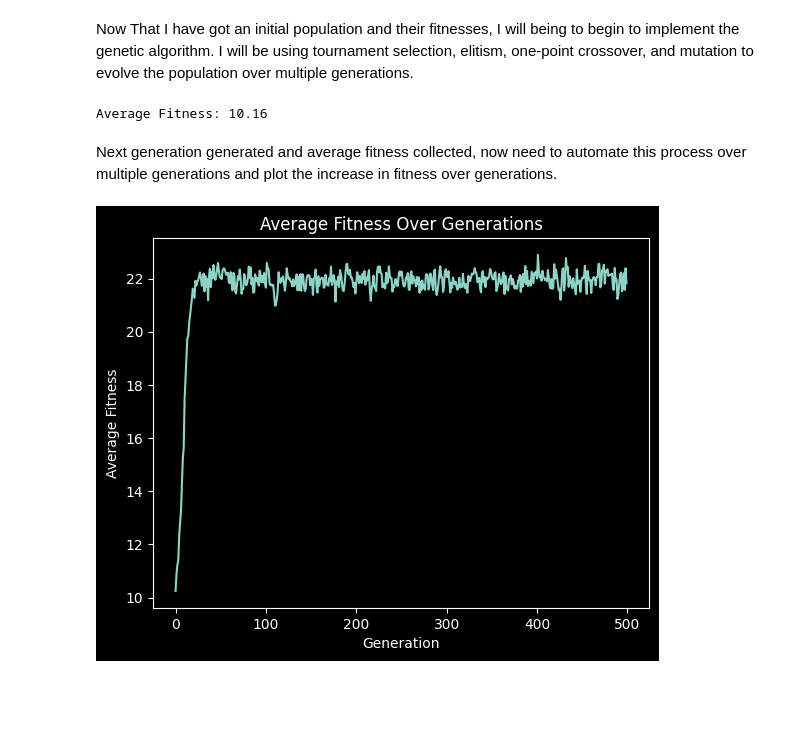
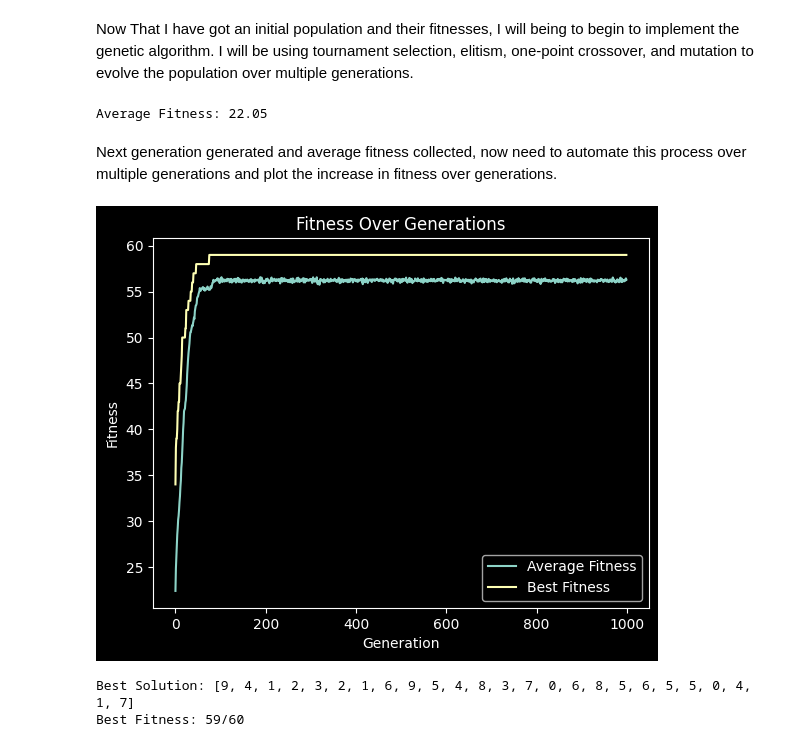
Before and after one commit to Joey-2134/Timetabling-Problem, a Jupyter notebook: Assignment_1_Timetabling_Problem.ipynb, the cells around one changed output. Cells and saved outputs as stored; diff of their text form; code cells hidden in the pictures; blank space fills up the shorter version.

Commit message:
Good hard constraint solution

```diff
--- a/Assignment_1_Timetabling_Problem.ipynb
+++ b/Assignment_1_Timetabling_Problem.ipynb
@@ -1,18 +1,17 @@
 # %%
-POP_SIZE = 100
-TOURNAMENT_SIZE = 3
-NUM_GENERATIONS = 500
-CROSSOVER_RATE = 0.8
-MUTATION_RATE = 0.05
-ELITISM_PERCENTAGE = 0.1
+POP_SIZE = 1000
+TOURNAMENT_SIZE = 4
+NUM_GENERATIONS = 1000
+CROSSOVER_RATE = 0.9
+MUTATION_RATE = 0.03
+ELITISM_PERCENTAGE = 0.2
 
 from Utils import read_instance, check_solution, initialize_population, generate_next_generation
 from matplotlib import pyplot as plt
-import random
 
-N, K, M, student_matrix = read_instance("small.txt")
+NUM_EXAMS, NUM_TIMESLOTS, NUM_STUDENTS, student_matrix = read_instance("medium_instance.txt")
 
-print("N - Number of Exams:", N)
-print("K - Number of Timeslots:", K)
-print("M - Number of Students:", M)
+print("N - Number of Exams:", NUM_EXAMS)
+print("K - Number of Timeslots:", NUM_TIMESLOTS)
+print("M - Number of Students:", NUM_STUDENTS)
 # %% [output]
@@ -26,7 +25,7 @@ M - Number of Students: 30
 # for i, row in enumerate(student_matrix):
 #     print(f"Student{i:2d}: {row}")
 
-initial_population = initialize_population(POP_SIZE, N, K)
+initial_population = initialize_population(POP_SIZE, NUM_EXAMS, NUM_TIMESLOTS)
 print("\nInitial Population:")
 for i, solution in enumerate(initial_population):
     print(f"Solution {i}: {solution}")
@@ -59,29 +58,37 @@ Average Fitness: 8.6
 # %% [markdown]
 Now That I have got an initial population and their fitnesses, I will being to begin to implement the genetic algorithm. I will be using tournament selection, elitism, one-point crossover, and mutation to evolve the population over multiple generations.
 # %%
-next_gen_population = generate_next_generation(initial_population, student_matrix, POP_SIZE, TOURNAMENT_SIZE, CROSSOVER_RATE, MUTATION_RATE, K, ELITISM_PERCENTAGE)
+next_gen_population = generate_next_generation(initial_population, student_matrix, POP_SIZE, TOURNAMENT_SIZE, CROSSOVER_RATE, MUTATION_RATE, NUM_TIMESLOTS, ELITISM_PERCENTAGE)
 fitnesses = [check_solution(solution, student_matrix) for solution in next_gen_population]
 print("Average Fitness:", sum(fitnesses)/len(fitnesses))
 # %% [output]
-Average Fitness: 10.16
+Average Fitness: 22.05
 # %% [markdown]
 Next generation generated and average fitness collected, now need to automate this process over multiple generations and plot the increase in fitness over generations.
 # %%
 i = 0
 avg_fitnesses = []
+best_fitnesses = []
 while i < NUM_GENERATIONS:
-    next_gen_population = generate_next_generation(initial_population, student_matrix, POP_SIZE, TOURNAMENT_SIZE, CROSSOVER_RATE, MUTATION_RATE, K, ELITISM_PERCENTAGE)
+    next_gen_population = generate_next_generation(initial_population, student_matrix, POP_SIZE, TOURNAMENT_SIZE, CROSSOVER_RATE, MUTATION_RATE, NUM_TIMESLOTS, ELITISM_PERCENTAGE)
     fitnesses = [check_solution(solution, student_matrix) for solution in next_gen_population]
-    avg_fitness = sum(fitnesses)/len(fitnesses)
-    avg_fitnesses.append(avg_fitness)
-    print(f"Generation {i}: Average Fitness = {avg_fitness}")
+    avg_fitnesses.append(sum(fitnesses)/len(fitnesses))
+    best_fitnesses.append(max(fitnesses))
     initial_population = next_gen_population
     i += 1
 
-plt.plot(avg_fitnesses)
+plt.plot(avg_fitnesses, label="Average Fitness")
+plt.plot(best_fitnesses, label="Best Fitness")
 plt.xlabel("Generation")
-plt.ylabel("Average Fitness")
-plt.title("Average Fitness Over Generations")
-plt.show()
+plt.ylabel("Fitness")
+plt.title("Fitness Over Generations")
+plt.legend()
 # %% [output]
-[figure, old version]
+[figure, new version]
+# %%
+best_idx = fitnesses.index(max(fitnesses))
+print(f"Best Solution: {next_gen_population[best_idx]}")
+print(f"Best Fitness: {max(fitnesses)}/{NUM_STUDENTS}")
+# %% [output]
+Best Solution: [9, 4, 1, 2, 3, 2, 1, 6, 9, 5, 4, 8, 3, 7, 0, 6, 8, 5, 6, 5, 5, 0, 4, 1, 7]
+Best Fitness: 59/60
```
Also changed, not shown: parts of 2 cells of this notebook.
